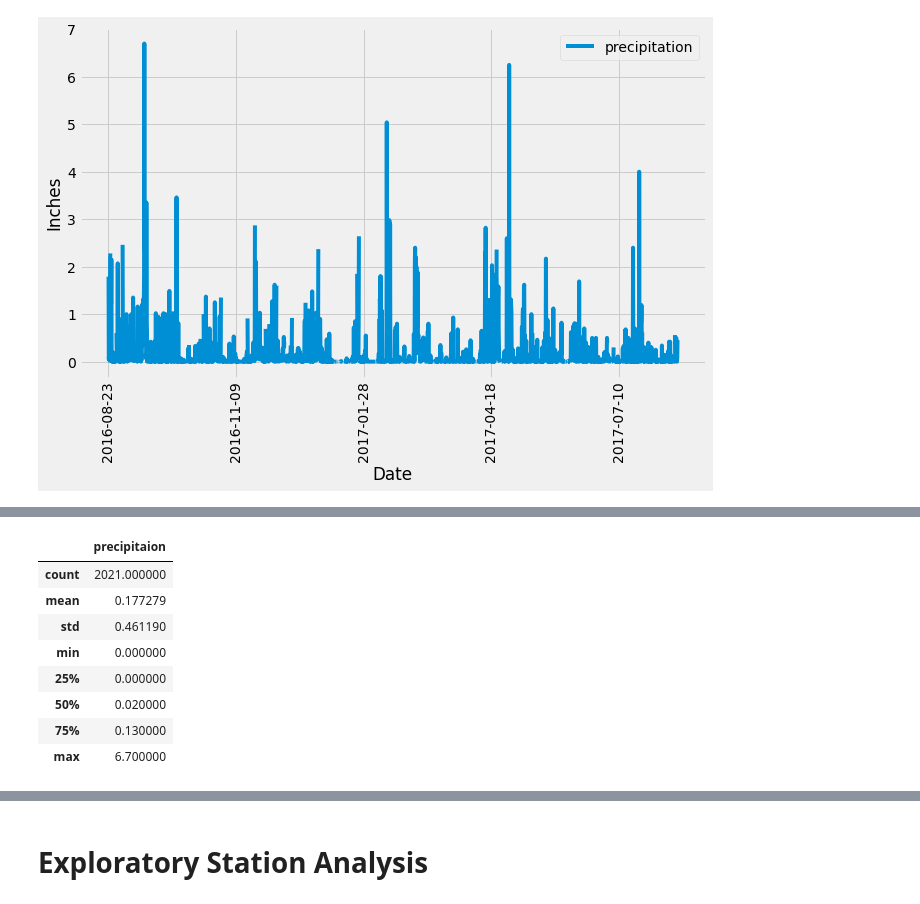
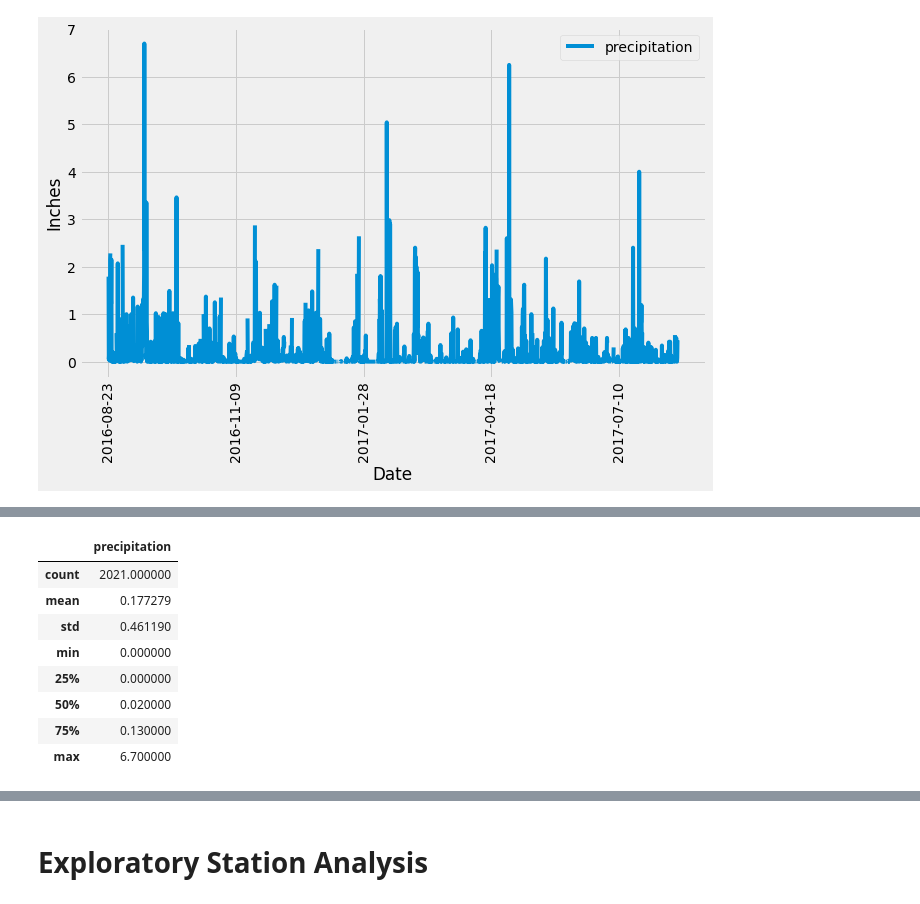
Before and after one commit to NathanJPotter/sqlalchemy-challenge, a Jupyter notebook: climate_analysis_exploration.ipynb, the cells around one changed output, grey strips where cells are left out. Cells and saved outputs as stored; diff of their text form; code cells hidden in the pictures.

```diff
--- a/climate_analysis_exploration.ipynb
+++ b/climate_analysis_exploration.ipynb
@@ -364,8 +279,8 @@ plt.show()
 # %%
 # Use Pandas to calcualte the summary statistics for the precipitation data
-precip_data_df.describe()
+precip_by_date_df.describe()
 # %% [output]
-|  | precipitaion |
+|  | precipitation |
 | count | 2021.000000 |
 | mean | 0.177279 |
 | std | 0.461190 |
```
Also changed, not shown: parts of 11 cells of this notebook.
